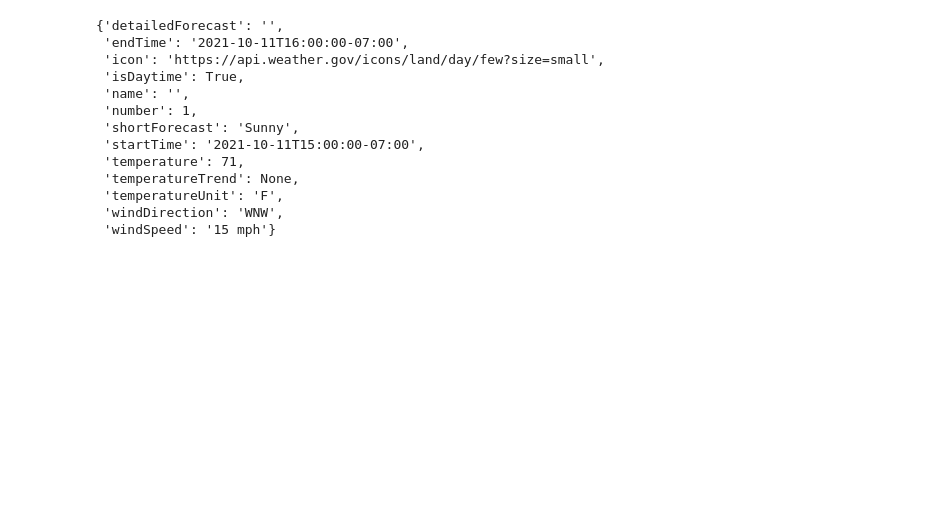
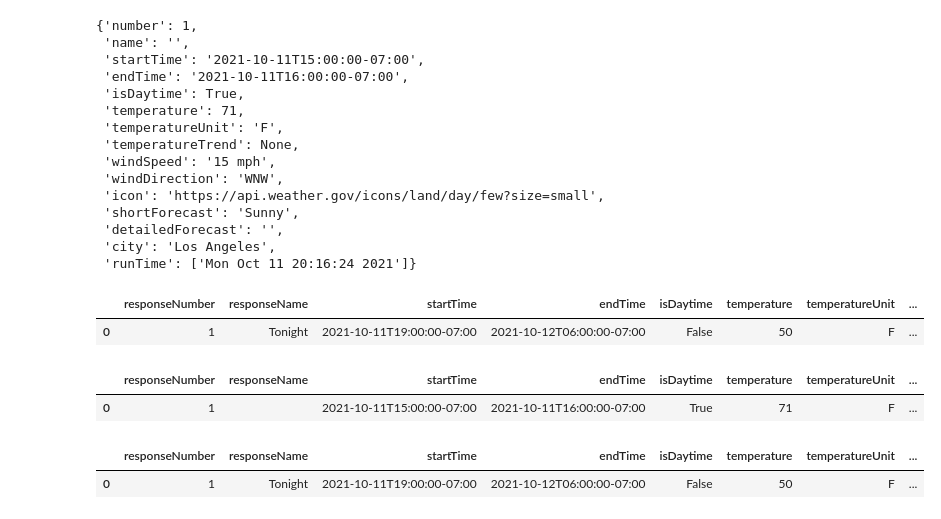
Before and after one commit to nappytrails/weather-trends, a Jupyter notebook: code/weatherForecasts.ipynb, the cells around one changed output. Cells and saved outputs as stored; diff of their text form; code cells hidden in the pictures; blank space fills up the shorter version.

```diff
--- a/code/weatherForecasts.ipynb
+++ b/code/weatherForecasts.ipynb
@@ -33,0 +8,11 @@ pprint(response)
+# %%
+# Specify the URL
+# Major cities in California
+
+forecastCity = "Los Angeles"
+dailyURL = "https://api.weather.gov/gridpoints/LOX/154,44/forecast"
+hourlyURL = "https://api.weather.gov/gridpoints/LOX/154,44/forecast/hourly"
+# %%
+# Make request and store response
+dailyResponse = requests.get(dailyURL).json()
+pprint(dailyResponse)
@@ -33,0 +60,6 @@ pprint(response)
+# %%
+dailyForecast = dailyResponse['properties']['periods'][0]
+# pprint(dailyForecast)
+dailyForecast['city']= forecastCity
+dailyForecast['runTime']= [ctime()]
+dailyForecast
@@ -34,19 +104,41 @@ pprint(response)
 # %%
-pprint(response['properties']['periods'][0])
+hourlyForecast = hourlyResponse['properties']['periods'][0]
+# pprint(hourlyForecast)
+hourlyForecast['city']= forecastCity
+hourlyForecast['runTime']= [ctime()]
+hourlyForecast
 # %% [output]
-{'detailedForecast': '',
+{'number': 1,
+ 'name': '',
+ 'startTime': '2021-10-11T15:00:00-07:00',
  'endTime': '2021-10-11T16:00:00-07:00',
+ 'isDaytime': True,
+ 'temperature': 71,
+ 'temperatureUnit': 'F',
+ 'temperatureTrend': None,
+ 'windSpeed': '15 mph',
+ 'windDirection': 'WNW',
  'icon': 'https://api.weather.gov/icons/land/day/few?size=small',
- 'isDaytime': True,
- 'name': '',
- 'number': 1,
  'shortForecast': 'Sunny',
- 'startTime': '2021-10-11T15:00:00-07:00',
- 'temperature': 71,
- 'temperatureTrend': None,
- 'temperatureUnit': 'F',
- 'windDirection': 'WNW',
- 'windSpeed': '15 mph'}
+ 'detailedForecast': '',
+ 'city': 'Los Angeles',
+ 'runTime': ['Mon Oct 11 20:16:24 2021']}
+# %%
+dailyForecastDF = pd.DataFrame.from_dict(dailyForecast)
+dailyForecastDF = dailyForecastDF.rename(columns = {'number':"responseNumber",
+                                                    'name':"responseName"})
+dailyForecastDF
+# %% [output]
+|  | responseNumber | responseName | startTime | endTime | isDaytime | temperature | temperatureUnit | ... |
+| 0 | 1 | Tonight | 2021-10-11T19:00:00-07:00 | 2021-10-12T06:00:00-07:00 | False | 50 | F | ... |
+# %%
+hourlyForecastDF = pd.DataFrame.from_dict(hourlyForecast)
+hourlyForecastDF = hourlyForecastDF.rename(columns = {'number':"responseNumber",
+                                                    'name':"responseName"})
+hourlyForecastDF
+# %% [output]
+|  | responseNumber | responseName | startTime | endTime | isDaytime | temperature | temperatureUnit | ... |
+| 0 | 1 |  | 2021-10-11T15:00:00-07:00 | 2021-10-11T16:00:00-07:00 | True | 71 | F | ... |
 # %%
 from config import driver, username, password, host, port, database
 from sqlalchemy import create_engine
@@ -54,3 +146,9 @@ from sqlalchemy import create_engine
 connection_string = f"{driver}://{username}:{password}@{host}:{port}/{database}"
 engine = create_engine(connection_string)
 connection = engine.connect()
+# %%
+dailyForecastDF.to_sql('dailyForecastTB',connection, if_exists='append', index=False)
+dailyForecastDF.head()
+# %% [output]
+|  | responseNumber | responseName | startTime | endTime | isDaytime | temperature | temperatureUnit | ... |
+| 0 | 1 | Tonight | 2021-10-11T19:00:00-07:00 | 2021-10-12T06:00:00-07:00 | False | 50 | F | ... |
```
Also changed, not shown: parts of 9 cells of this notebook, 1 other file.
